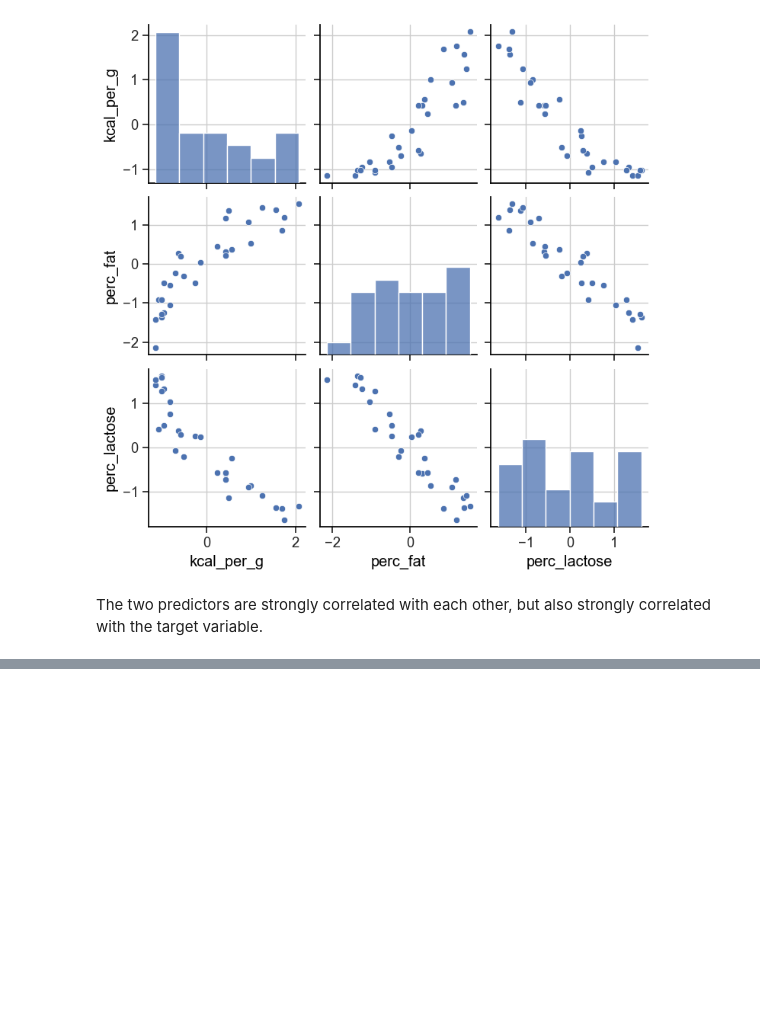
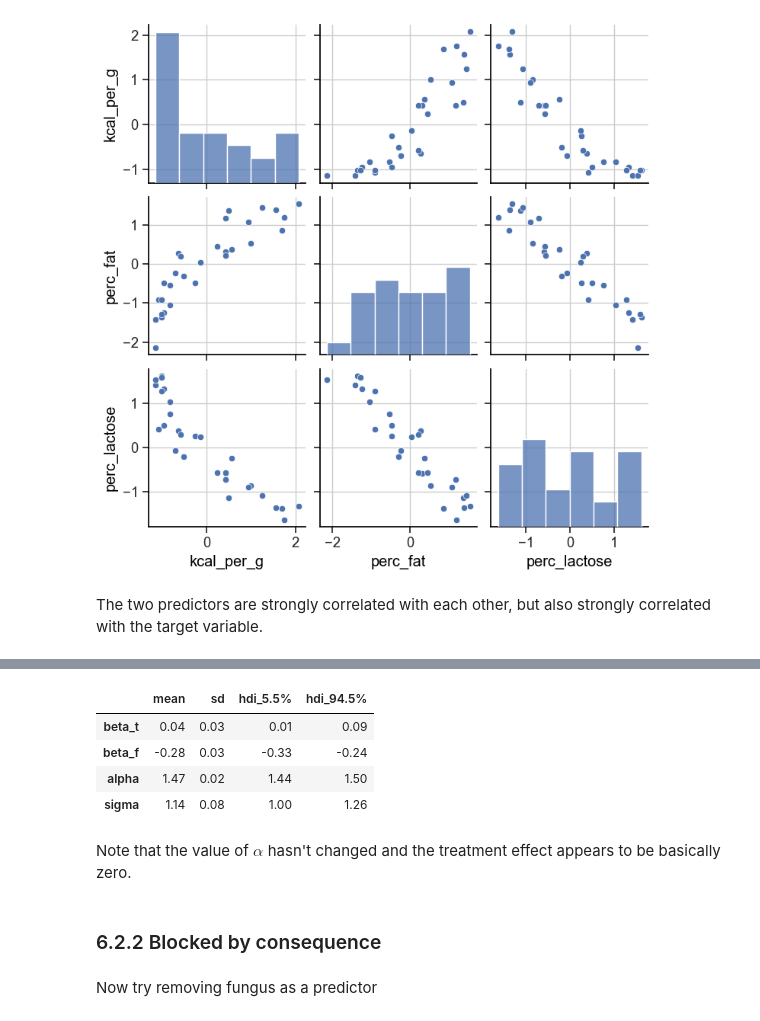
Before and after one commit to chris-leonard/statistical-rethinking, a Jupyter notebook: notes/chapter_6.ipynb, the cells around one changed output, grey strips where cells are left out. Cells and saved outputs as stored; diff of their text form; code cells hidden in the pictures; blank space fills up the shorter version.

Commit message:
add notes on 6.2

```diff
--- a/notes/chapter_6.ipynb
+++ b/notes/chapter_6.ipynb
@@ -401,0 +469,25 @@ The two predictors are strongly correlated with each other, but also strongly co
+# %%
+coords = {
+    "obs_id": plants.index,
+}
+with pm.Model(coords_mutable=coords) as m6_7:
+    # data
+    h0 = pm.MutableData("h0", plants.h0, dims="obs_id")
+    treatment = pm.MutableData("treatment", plants.treatment, dims="obs_id")
+    fungus = pm.MutableData("fungus", plants.fungus, dims="obs_id")
+
+    # priors
+    alpha = pm.LogNormal("alpha", mu=0, sigma=0.2)
+    beta_t = pm.Normal("beta_t", mu=0, sigma=0.5)
+    beta_f = pm.Normal("beta_f", mu=0, sigma=0.5)
+    sigma = pm.Exponential("sigma", lam=1)
+
+    # model
+    p = pm.Deterministic("p", alpha + beta_t * treatment + beta_f * fungus, dims="obs_id")
+    mu = pm.Deterministic("mu", h0 * p, dims="obs_id")
+
+    # likelihood
+    h1 = pm.Normal("h1", mu=mu, sigma=sigma, observed=plants.h1, dims="obs_id")
+
+    # sample
+    trace_6_7 = pm.sample(random_seed=RANDOM_SEED)
@@ -401,0 +505,20 @@ The two predictors are strongly correlated with each other, but also strongly co
+# %%
+pm.summary(
+    trace_6_7,
+    var_names=["~mu", "~p"],
+    kind="stats",
+    hdi_prob=0.89,
+    round_to=2,
+)
+# %% [output]
+|  | mean | sd | hdi_5.5% | hdi_94.5% |
+| beta_t | 0.04 | 0.03 | 0.01 | 0.09 |
+| beta_f | -0.28 | 0.03 | -0.33 | -0.24 |
+| alpha | 1.47 | 0.02 | 1.44 | 1.50 |
+| sigma | 1.14 | 0.08 | 1.00 | 1.26 |
+# %% [markdown]
+Note that the value of $\alpha$ hasn't changed and the treatment effect appears to be basically zero.
+# %% [markdown]
+### 6.2.2 Blocked by consequence
+# %% [markdown]
+Now try removing fungus as a predictor
```
Also changed, not shown: parts of 19 cells of this notebook, 1 other file.
